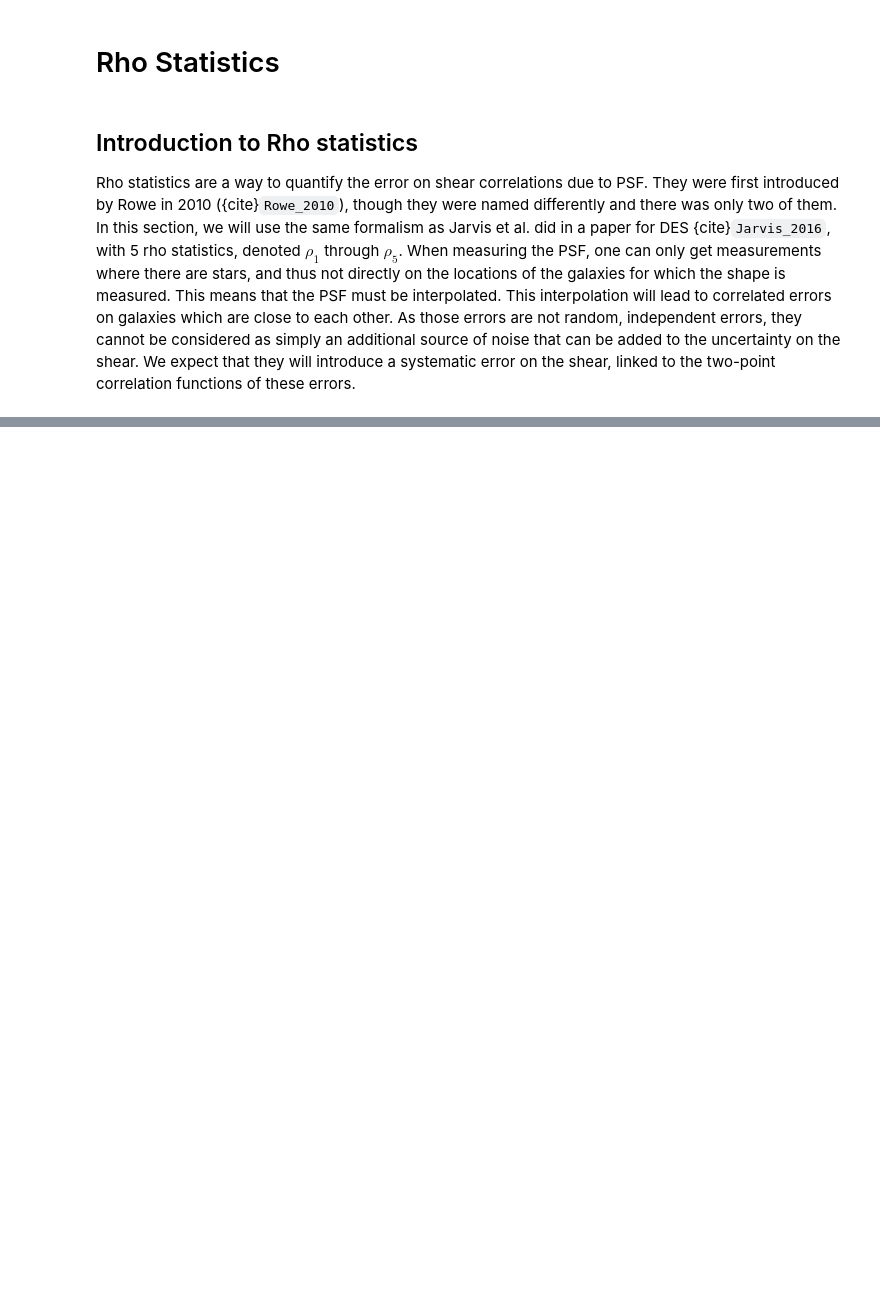
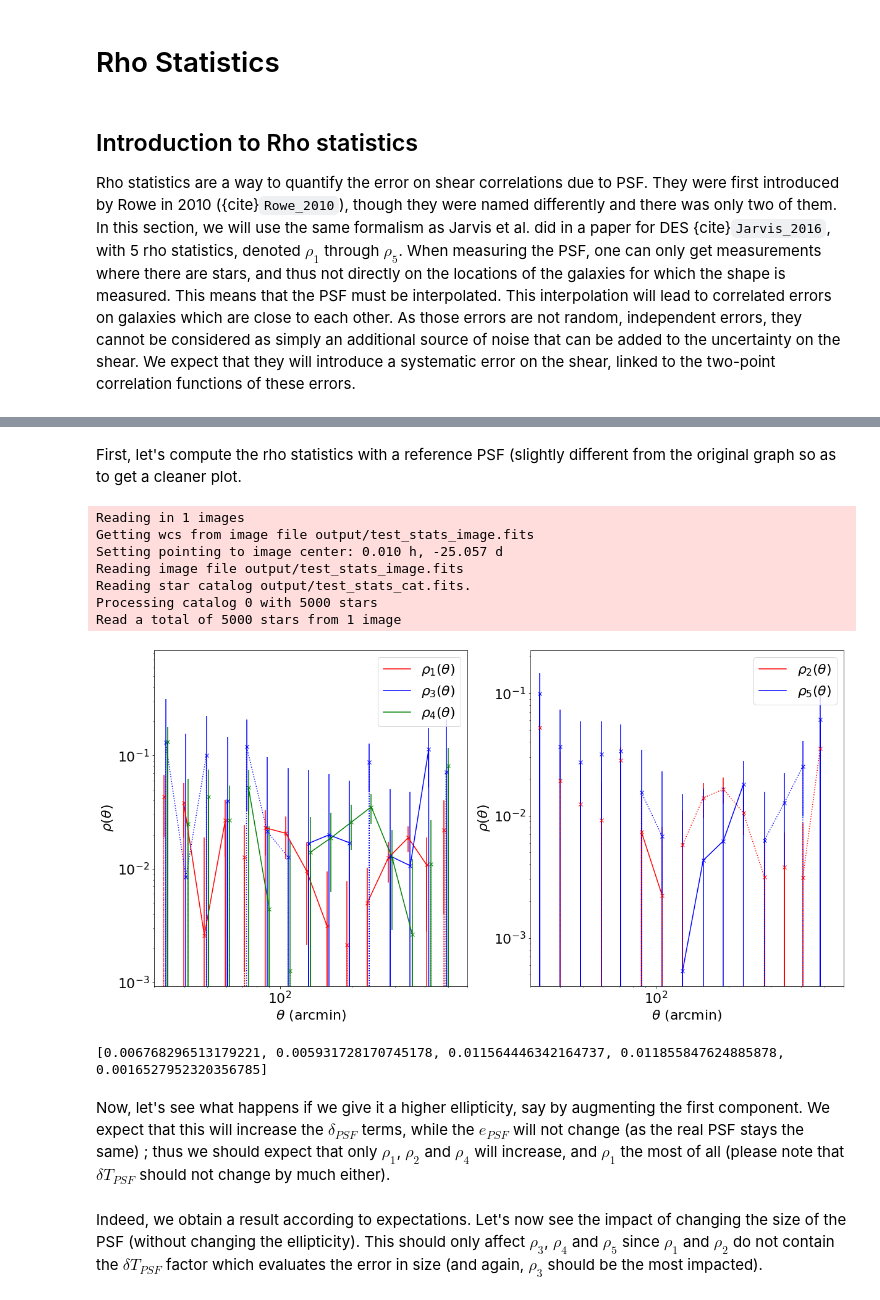
Before and after one commit to CosmoStat/Shear-and-PSF-Reading-Group, a Jupyter notebook: shearbook/psf/rho-statistics.ipynb, the cells around one changed output, grey strips where cells are left out. Saved outputs shown, nothing was run; the diff lists cells and outputs as text; code cells hidden in the pictures; blank space fills up the shorter version.

Commit message:
Adding content to rho stats

```diff
--- a/shearbook/psf/rho-statistics.ipynb
+++ b/shearbook/psf/rho-statistics.ipynb
@@ -136,35 +136,11 @@ config = {
         'image_file_name' : image_file,
         'cat_file_name' : cat_file,
         'stamp_size' : 48
-    },
-    'psf' : {
-        'model' : { 'type' : 'Gaussian',
-                    'fastfit': True,
-                    'include_pixel': False },
-        'interp' : { 'type' : 'Mean' },
-    },
-    'output' : {
-        'file_name' : psf_file,
-        'stats' : {  # Note: stats doesn't have to be a list.
-            'type': 'Rho',
-            'file_name': rho_file,
-            'min_sep': 10,
-            'max_sep': 1000,
-            'sep_units': 'arcsec',
-            'bin_type': 'Linear',
-            'bin_size': 30,
-        }
-    },
+    }
 }
-piff.piffify(config, logger)
+#piff.piffify(config, logger)
 
 # Test rho statistics directly.
 min_sep = 20
 max_sep = 1000
 bin_size = 0.2
-psf = piff.read(psf_file)
-orig_stars, wcs, pointing = piff.Input.process(config['input'], logger)
-stats = piff.RhoStats(min_sep=min_sep, max_sep=max_sep, bin_size=bin_size, sep_units="arcsec")
-stats.compute(psf, orig_stars)
-
-rhos = [stats.rho1, stats.rho2, stats.rho3, stats.rho4, stats.rho5]
@@ -242,0 +193,23 @@ plt.show()
+# %% [markdown]
+First, let's compute the rho statistics with a reference PSF (slightly different from the original graph so as to get a cleaner plot.
+# %%
+sigma = 1.6
+g1 = 0.15
+g2 = -0
+du = 0.  # in arcsec
+dv = 0.
+flux = 123.45
+ref_rho_stats = compute_rho_stats_mean(sigma,g1,g2,du,dv,flux,plot=True)
+print(ref_rho_stats)
+# %% [output]
+Reading in 1 images
+Getting wcs from image file output/test_stats_image.fits
+Setting pointing to image center: 0.010 h, -25.057 d
+Reading image file output/test_stats_image.fits
+Reading star catalog output/test_stats_cat.fits.
+Processing catalog 0 with 5000 stars
+Read a total of 5000 stars from 1 image
+[figure, added]
+[0.006768296513179221, 0.005931728170745178, 0.011564446342164737, 0.011855847624885878, 0.0016527952320356785]
+# %% [markdown]
+Now, let's see what happens if we give it a higher ellipticity, say by augmenting the first component. We expect that this will increase the $\delta_{PSF}$ terms, while the $e_{PSF}$ will not change (as the real PSF stays the same) ; thus we should expect that only $\rho_1$, $\rho_2$ and $\rho_4$ will increase, and $\rho_1$ the most of all  (please note that $\delta T_{PSF}$ should not change by much either).
@@ -242,0 +226,2 @@ plt.show()
+# %% [markdown]
+Indeed, we obtain a result according to expectations. Let's now see the impact of changing the size of the PSF (without changing the ellipticity). This should only affect $\rho_3$, $\rho_4$ and $\rho_5$ since $\rho_1$ and $\rho_2$ do not contain the $\delta T_{PSF}$ factor which evaluates the error in size (and again, $\rho_3$ should be the most impacted).
```
Also changed, not shown: parts of 11 cells of this notebook.
